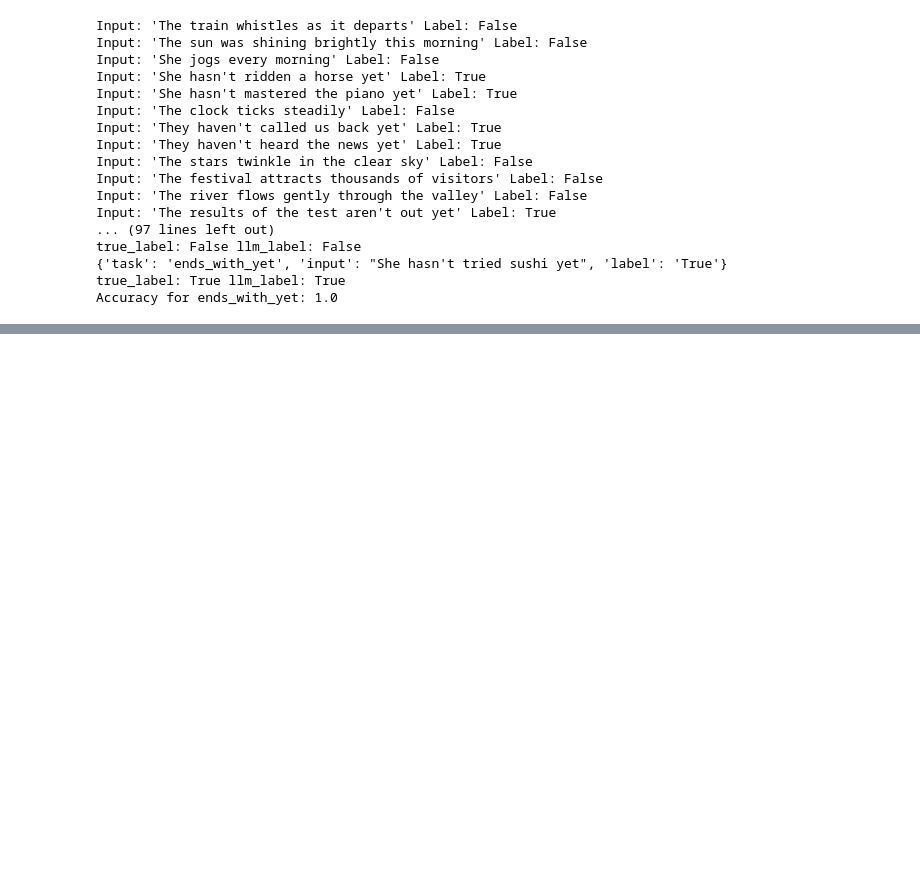
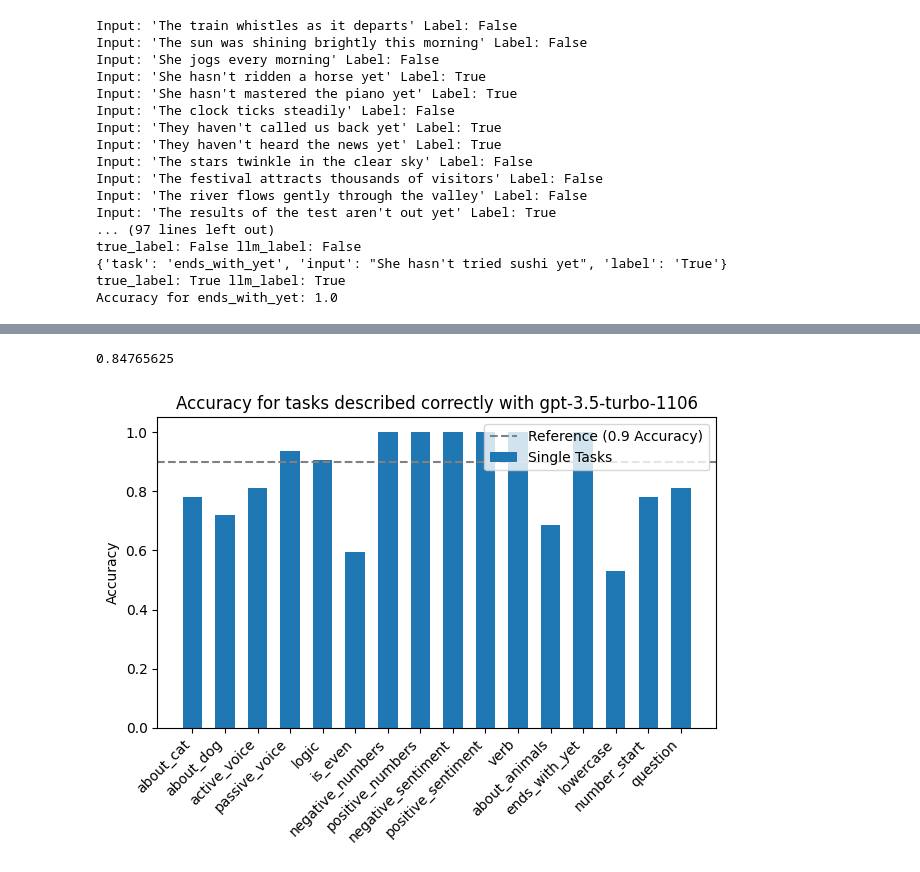
Before and after one commit to TDulka/rule-awareness-evals, a Jupyter notebook: exploration.ipynb, the cells around one changed output, grey strips where cells are left out. Saved outputs shown, nothing was run; the diff lists cells and outputs as text; code cells hidden in the pictures; blank space fills up the shorter version.

```diff
--- a/exploration.ipynb
+++ b/exploration.ipynb
@@ -200,0 +334,29 @@ Accuracy for ends_with_yet: 1.0
+# %%
+correct_tasks = [task for task, correctness in explanation_correctness[model].items() if correctness]
+incorrect_tasks = [task for task, correctness in explanation_correctness[model].items() if not correctness]
+# %%
+correct_accuracies = [accuracies[model][task] for task in correct_tasks]
+average_correct_accuracy = sum(correct_accuracies) / len(correct_accuracies)
+print(average_correct_accuracy)
+
+# Create a bar graph for single tasks
+fig, ax = plt.subplots()
+x_single = range(len(correct_tasks))
+
+ax.bar(x_single, correct_accuracies, width=0.6, label='Single Tasks')
+
+ax.set_ylabel('Accuracy')
+ax.set_title(f'Accuracy for tasks described correctly with {model}')
+ax.set_xticks(x_single)
+ax.set_xticklabels(correct_tasks, rotation=45, ha='right')
+
+# Add a horizontal line at 0.9 accuracy
+ax.axhline(y=0.9, color='gray', linestyle='--', label='Reference (0.9 Accuracy)')
+
+ax.legend()
+
+plt.tight_layout()
+plt.show()
+# %% [output]
+0.84765625
+[figure, added]
```
Also changed, not shown: parts of 8 cells of this notebook.
